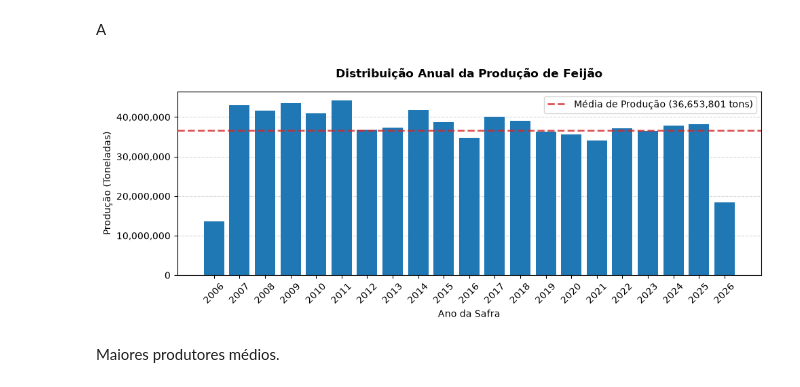
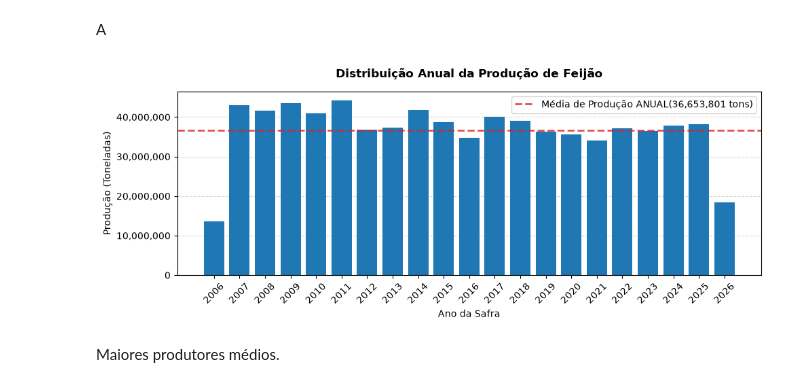
Before and after one commit to milton-miranda/mecai-26-prob-estat, a Jupyter notebook: notebooks/02_exploratory_time_series_feijao.ipynb, the cells around one changed output. Cells and saved outputs as stored; diff of their text form; code cells hidden in the pictures.

```diff
--- a/notebooks/02_exploratory_time_series_feijao.ipynb
+++ b/notebooks/02_exploratory_time_series_feijao.ipynb
@@ -82,12 +82,3 @@ display(janela_dados)
 | 0 | 200609 | 202607 |
 # %% [markdown]
 ## Plotagens
-# %%
-distribuicao = duckdb.sql("""
-                               SELECT ano AS ANO, ROUND(SUM(quantidade_tons)) AS PRODUÇÃO
-                               FROM df_data
-                               GROUP BY ano
-                               ORDER BY ano DESC
-                               """).df()
-
-# display(distribuicao)
@@ -102,35 +312,35 @@ ax.bar(
     distribuicao["ANO"],
     distribuicao["PRODUÇÃO"],
     color='#1f77b4',
     zorder=2
 )
 
 ax.axhline(
     y=prod_anual_media,
     color='#d62728',
     linestyle="--",
     linewidth=2,
     alpha=0.8,
-    label=f'Média de Produção ({prod_anual_media:,.0f} tons)',
+    label=f'Média de Produção ANUAL({prod_anual_media:,.0f} tons)',
     zorder=3
 )
 
 ax.set_xticks(distribuicao["ANO"])
 ax.tick_params(axis='x', rotation=45)
 
 ax.yaxis.set_major_formatter(StrMethodFormatter('{x:,.0f}'))
 ax.grid(axis='y', linestyle='--', alpha=0.5, zorder=1)
 
 ax.set_title("Distribuição Anual da Produção de Feijão", fontweight='bold', pad=15)
 ax.set_ylabel("Produção (Toneladas)")
 ax.set_xlabel("Ano da Safra")
 
 ax.legend()
 
 plt.tight_layout()
 plt.show()
 # %% [output]
-[figure, old version]
+[figure, new version]
 # %% [markdown]
 Maiores produtores médios.
 # %%
```
Also changed, not shown: parts of 9 cells of this notebook.
